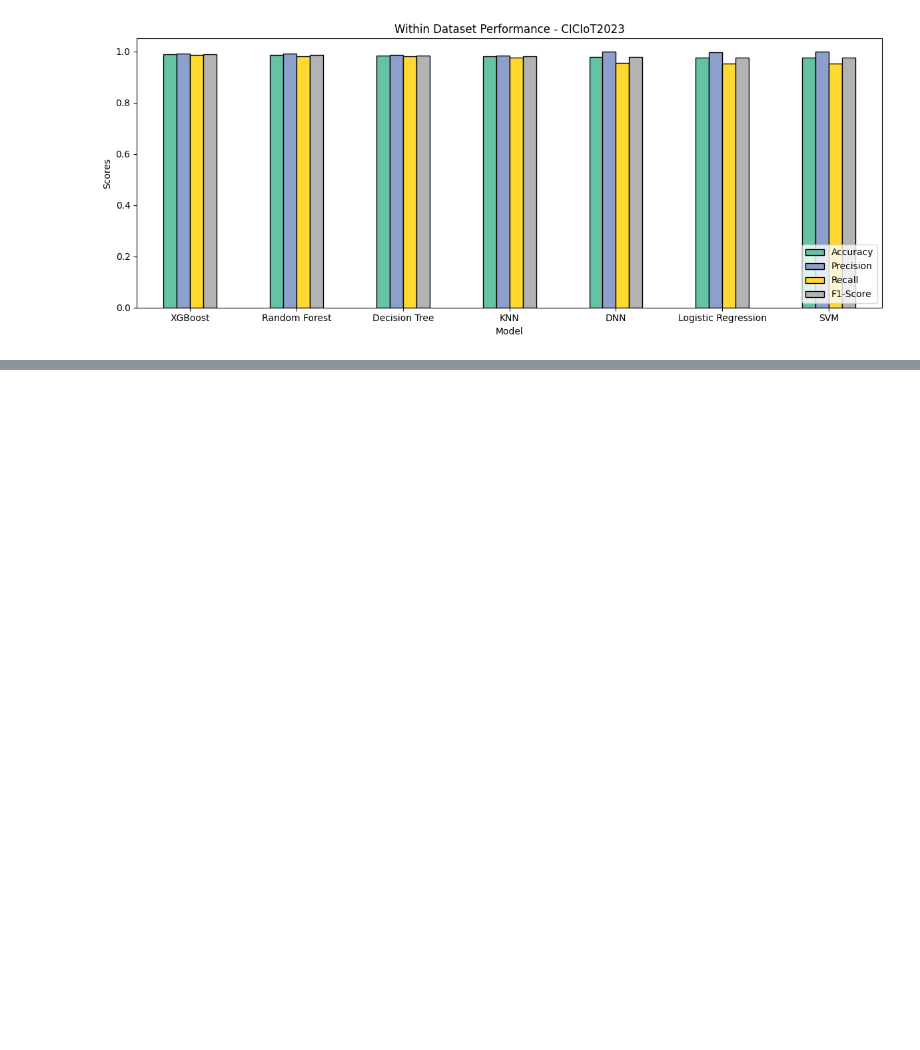
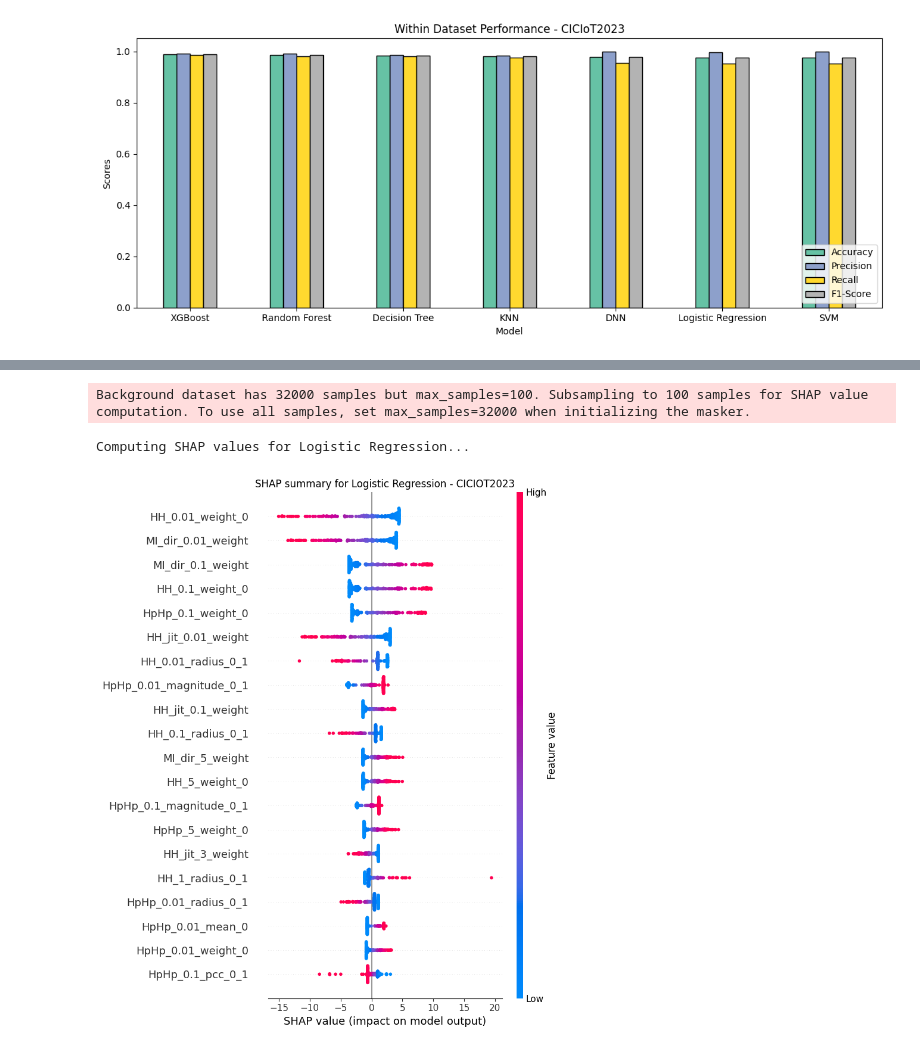
Before and after one commit to Narasimha-N/comparative_analysis_arp_spoofing, a Jupyter notebook: Kitsune Feature Extraction/Data Preprocessing/CICIoT2023 Dataset/CICIoT2023_Train_test_models.ipynb, the cells around one changed output, grey strips where cells are left out. Drawn from its saved outputs; the diff is of its cells as text; code cells hidden in the pictures; blank space fills up the shorter version.

```diff
--- a/Kitsune Feature Extraction/Data Preprocessing/CICIoT2023 Dataset/CICIoT2023_Train_test_models.ipynb
+++ b/Kitsune Feature Extraction/Data Preprocessing/CICIoT2023 Dataset/CICIoT2023_Train_test_models.ipynb
@@ -339,28 +400,14 @@ plt.show()
 # %% [output]
 [figure]
 # %%
-# Feature Importance
+#SHAP Feature Importance
 
-rf = models['Random Forest']
-xgb = models['XGBoost']
+#as SHAP is very slow on large datasets. A subsample of both train and test set will be taken
 
-rf_importance= pd.DataFrame({
-    'Feature': feature_columns,
-    'Importance': rf.feature_importances_
-}).sort_values('Importance', ascending=False).reset_index(drop=True)
+train_sample=shap.sample(X_train, 100, random_state=42)
 
-xgb_importance = pd.DataFrame({
-    'Feature': feature_columns,
-    'Importance': xgb.feature_importances_
-}).sort_values('Importance', ascending=False).reset_index(drop=True)
+test_sample=X_test.sample(200, random_state=42)
 
-print("Top 20 features - Random Forest:")
-print(rf_importance.head(20).to_string(index=False))
-
-print("\nTop 20 features - XGBoost:")
-print(xgb_importance.head(20).to_string(index=False))
-
-common_top20_features = set(xgb_importance.head(20)['Feature']) & set(rf_importance.head(20)['Feature'])
-for feature in common_top20_features:
-    print(feature)
+print(f"Train sample shape: {train_sample.shape}")
+print(f"Test sample shape: {test_sample.shape}")
 # %% [output]
@@ -404,0 +448,16 @@ plt.show()
+# %%
+#SHAP for Logistic Regression
+
+print("Computing SHAP values for Logistic Regression...")
+lr_explainer=shap.LinearExplainer(models['Logistic Regression'], X_train, max_samples=32000)
+lr_shap_values=lr_explainer.shap_values(test_sample)
+
+plt.figure()
+shap.summary_plot(lr_shap_values, test_sample, show=False)
+plt.title("SHAP summary for Logistic Regression - CICIOT2023")
+plt.tight_layout()
+plt.show()
+# %% [output]
+Background dataset has 32000 samples but max_samples=100. Subsampling to 100 samples for SHAP value computation. To use all samples, set max_samples=32000 when initializing the masker.
+Computing SHAP values for Logistic Regression...
+[figure, added]
```
Also changed, not shown: parts of 9 cells of this notebook, 2 other files.
